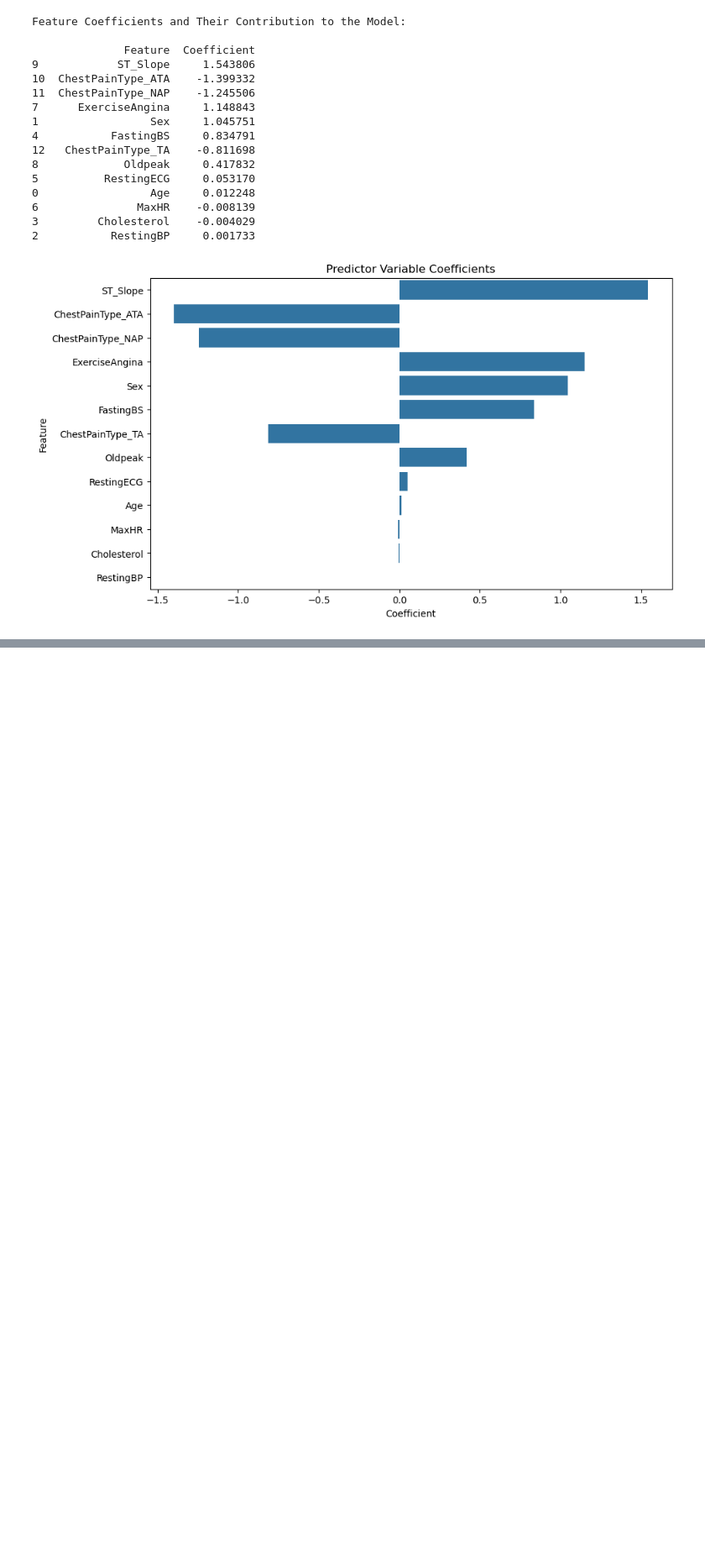
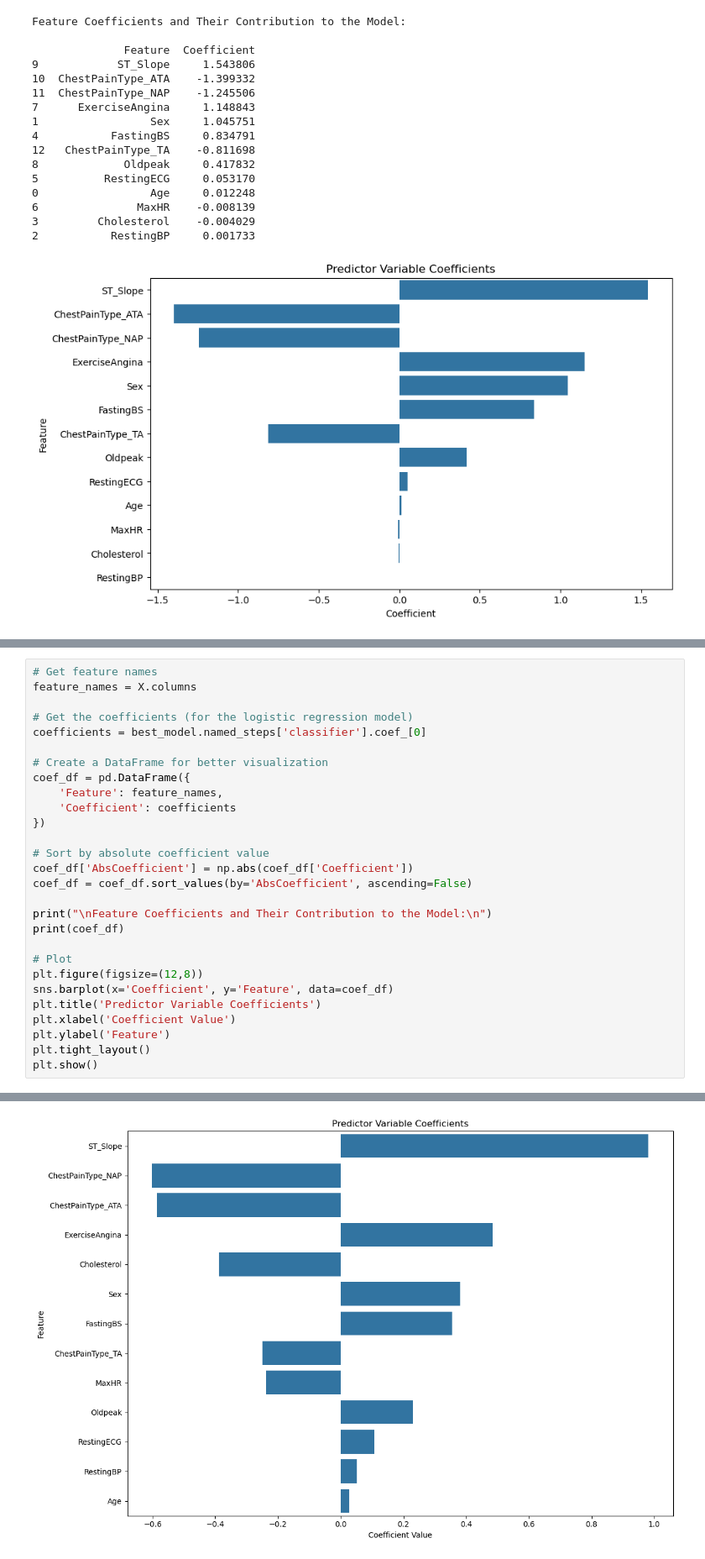
Before and after one commit to anupgp/Heart-Failure-Prediction, a Jupyter notebook: Exploratory analysis and Linear Regression Model -KP.ipynb, the cells around one changed output, grey strips where cells are left out. Shown at 84% size. Saved outputs shown, nothing was run; the diff lists cells and outputs as text; blank space fills up the shorter version.

```diff
--- a/Exploratory analysis and Linear Regression Model -KP.ipynb
+++ b/Exploratory analysis and Linear Regression Model -KP.ipynb
@@ -156,0 +285,29 @@ Feature Coefficients and Their Contribution to the Model:
+# %%
+# Get feature names
+feature_names = X.columns
+
+# Get the coefficients (for the logistic regression model)
+coefficients = best_model.named_steps['classifier'].coef_[0]
+
+# Create a DataFrame for better visualization
+coef_df = pd.DataFrame({
+    'Feature': feature_names,
+    'Coefficient': coefficients
+})
+
+# Sort by absolute coefficient value
+coef_df['AbsCoefficient'] = np.abs(coef_df['Coefficient'])
+coef_df = coef_df.sort_values(by='AbsCoefficient', ascending=False)
+
+print("\nFeature Coefficients and Their Contribution to the Model:\n")
+print(coef_df)
+
+# Plot
+plt.figure(figsize=(12,8))
+sns.barplot(x='Coefficient', y='Feature', data=coef_df)
+plt.title('Predictor Variable Coefficients')
+plt.xlabel('Coefficient Value')
+plt.ylabel('Feature')
+plt.tight_layout()
+plt.show()
+# %% [output]
@@ -156,0 +330 @@ Feature Coefficients and Their Contribution to the Model:
+[figure, added]
```
Also changed, not shown: parts of 6 cells of this notebook, 3 other files.
